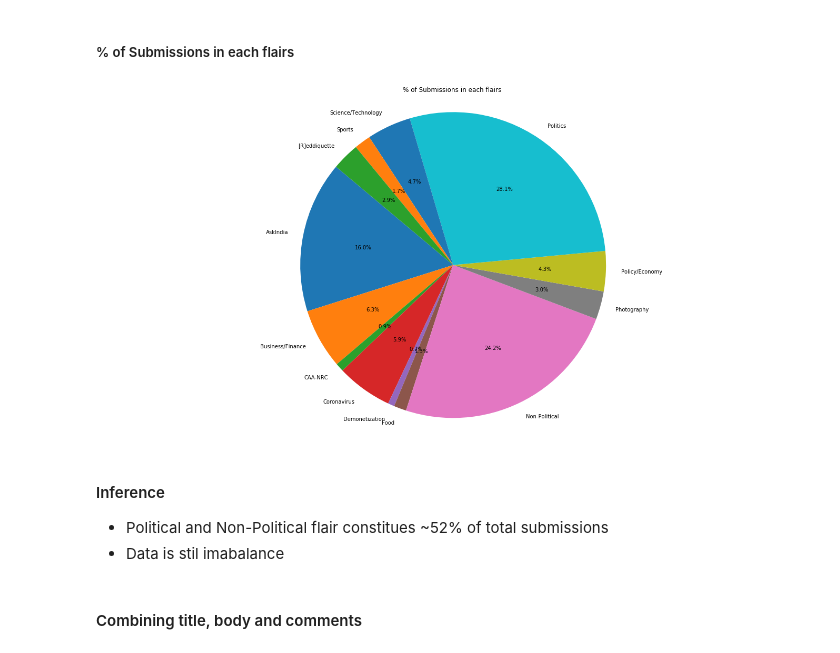
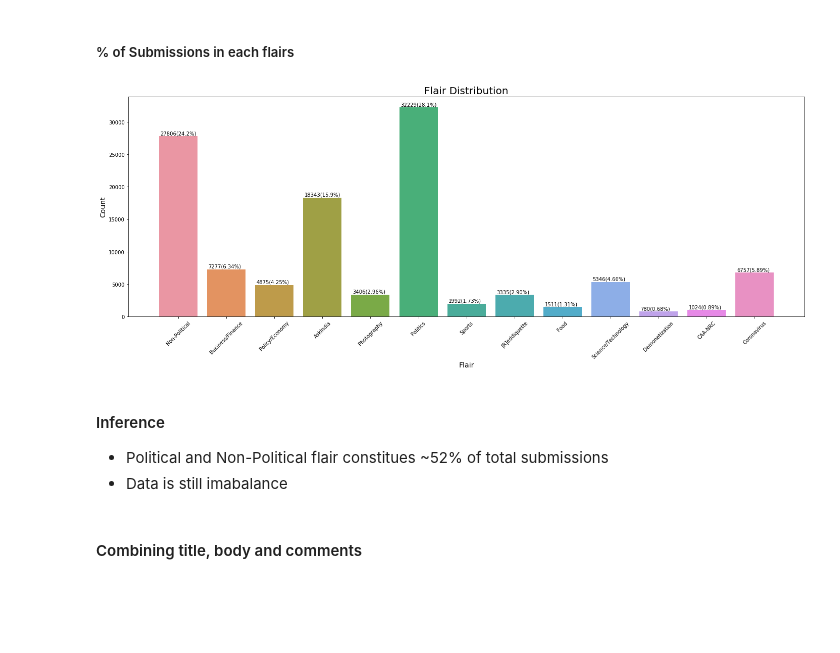
Before and after one commit to macabdul9/reddit-flait-detector, a Jupyter notebook: notebooks/reddit_flair_data_acquisation_June_2019.ipynb, the cells around one changed output. Drawn from its saved outputs; the diff is of its cells as text; code cells hidden in the pictures; blank space fills up the shorter version.

```diff
--- a/notebooks/reddit_flair_data_acquisation_June_2019.ipynb
+++ b/notebooks/reddit_flair_data_acquisation_June_2019.ipynb
@@ -423,16 +458,37 @@ Name: link_flair_text, dtype: int64
 # %%
-# This is visual interepreation of new_df.link_flair_text.value_counts()
-plt.figure(figsize=(24, 12))
-plt.pie(new_freq, labels=new_flairs, autopct='%1.1f%%', startangle=140)
-plt.axis('equal')
-plt.title("% of Submissions in each flairs")
-plt.show()
+# # This is pieplot interepreation of new_df.link_flair_text.value_counts()
+# plt.figure(figsize=(24, 12))
+# fig, ax = plt.subplots(figsize=(24, 18))
+# ax.pie(new_freq, labels=new_flairs, autopct='%1.1f%%')
+# ax.set_xticklabels(new_df.link_flair_text.unique(), rotation=90)
+# plt.title("% of Submissions in each flairs")
+# plt.show()
-# %% [output]
-[figure, removed]
+# %%
+## A bar of flairs(x-axis) and their frequencies
+## Barplot visu of new_df.link_flair_text.value_counts()
+plt.figure(figsize=(24, 8))
+ax = sns.countplot(new_df.link_flair_text)
+total = new_df.link_flair_text.count()
+for p in ax.patches:
+        count = p.get_height()
+        count.astype(dtype=int)
+        percentage = (count / total)*100
+        text = str(count) + "(" + str(percentage)[:4] + "%)"
+        x = p.get_x() + p.get_width()/30.
+        y = p.get_y() + p.get_height() + 200
+        ax.annotate(text, (x, y))
+ax.set_xticklabels(new_df.link_flair_text.unique(), rotation=45)
+plt.title("Flair Distribution", fontdict={'fontsize':20})
+plt.xlabel("Flair", fontdict={'fontsize':14})
+plt.ylabel("Count", fontdict={'fontsize':14})
+plt.axis('tight')
+plt.show()
+# %% [output]
+[figure, added]
 # %% [markdown]
 #### Inference
 - Political and Non-Political flair constitues ~52% of total submissions
-- Data is stil imabalance
+- Data is still imabalance
 # %% [markdown]
 #### Combining title, body and comments
 # %% [markdown]
```
Also changed, not shown: parts of 19 cells of this notebook, 1 other file.
